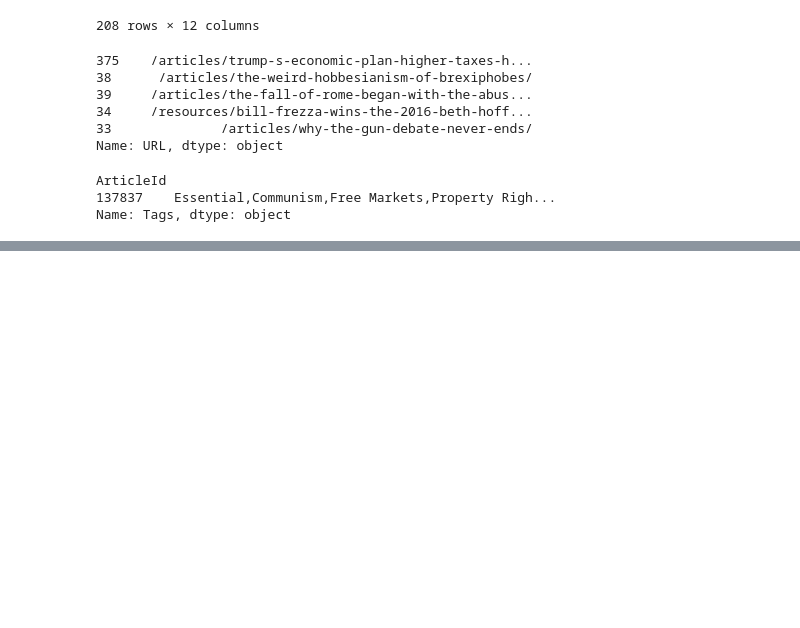
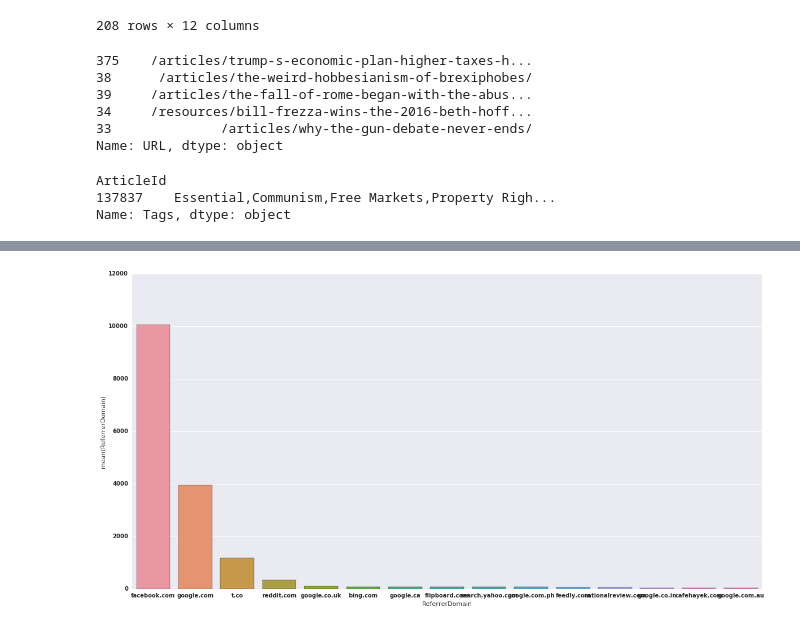
Before and after one commit to DavidVeksler/DS3-Projects, a Jupyter notebook: Final Project/Part 3 - Exploratory Analysis.ipynb, the cells around one changed output, grey strips where cells are left out. Drawn from its saved outputs; the diff is of its cells as text; code cells hidden in the pictures; blank space fills up the shorter version.

```diff
--- a/Final Project/Part 3 - Exploratory Analysis.ipynb
+++ b/Final Project/Part 3 - Exploratory Analysis.ipynb
@@ -212,0 +275,8 @@ Name: Tags, dtype: object
+# %%
+referer_domains= pd.DataFrame(activity.groupby('ReferrerDomain').ReferrerDomain.count()).sort_values(by="ReferrerDomain",ascending=False).head(20)
+plt.figure(figsize=(20,10))
+plt.rcParams.update({'font.size': 42})
+plt.autoscale(True)
+g = sns.barplot(x=referer_domains.head(15).index,y=referer_domains.ReferrerDomain.head(15))
+# %% [output]
+[figure, added]
```
Also changed, not shown: parts of 9 cells of this notebook.
